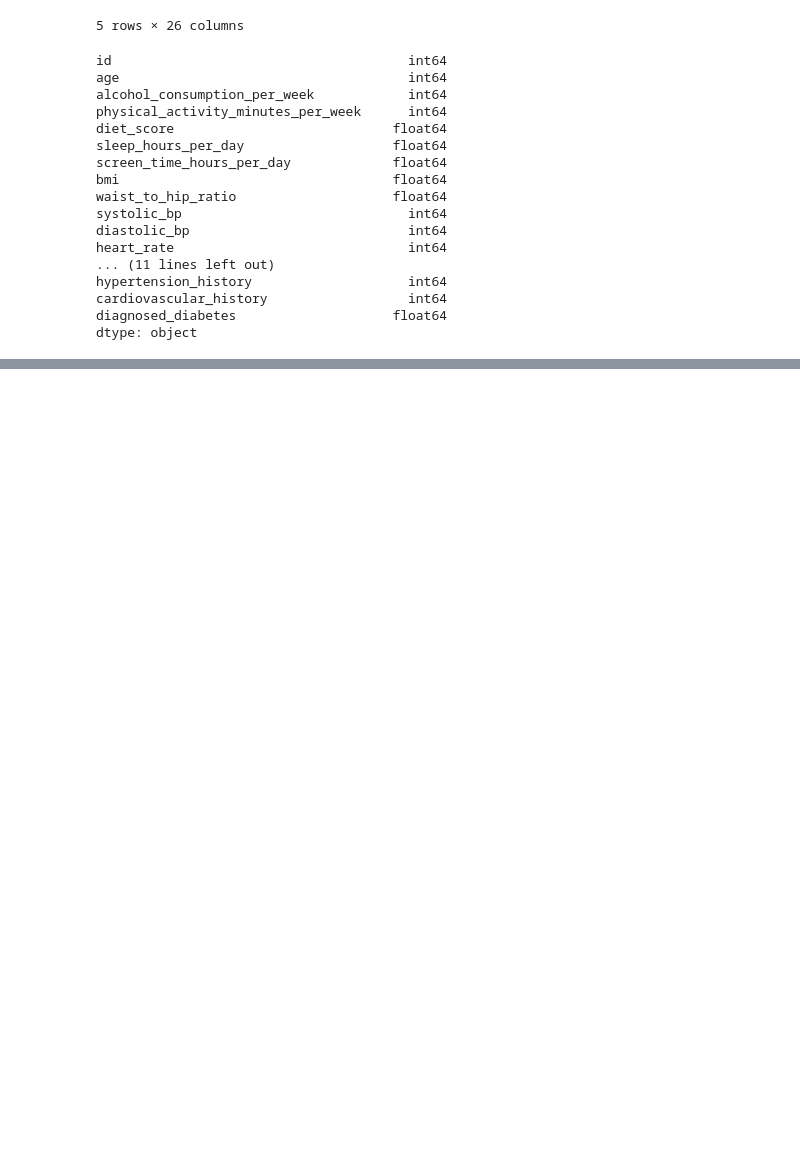
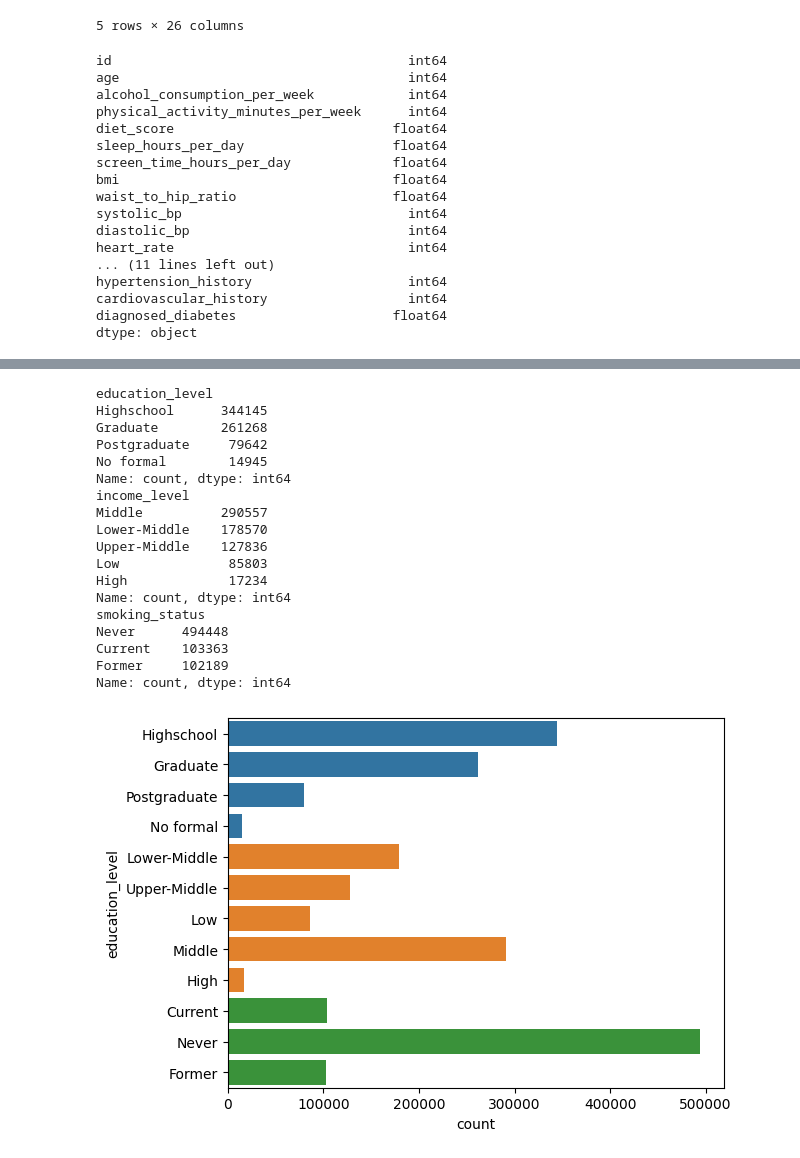
Before and after one commit to T6523/diabetes-prediction-s5e12, a Jupyter notebook: notebook/eda.ipynb, the cells around one changed output, grey strips where cells are left out. Cells and saved outputs as stored; diff of their text form; code cells hidden in the pictures; blank space fills up the shorter version.

```diff
--- a/notebook/eda.ipynb
+++ b/notebook/eda.ipynb
@@ -75,0 +150,2 @@ plt.show()
+# %%
+ordinal_col = ['education_level', 'income_level','smoking_status']
@@ -75,0 +211,24 @@ plt.show()
+# %%
+for col in ordinal_col:
+    sns.countplot(df[col])
+    print(df[col].value_counts())
+# %% [output]
+education_level
+Highschool      344145
+Graduate        261268
+Postgraduate     79642
+No formal        14945
+Name: count, dtype: int64
+income_level
+Middle          290557
+Lower-Middle    178570
+Upper-Middle    127836
+Low              85803
+High             17234
+Name: count, dtype: int64
+smoking_status
+Never      494448
+Current    103363
+Former     102189
+Name: count, dtype: int64
+[figure, added]
```
Also changed, not shown: parts of 12 cells of this notebook, 6 other files.
